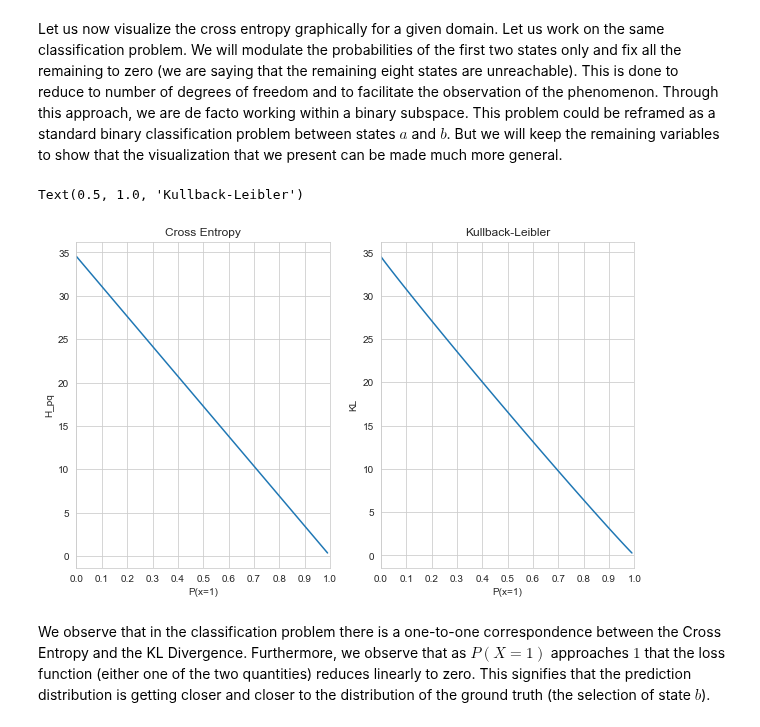
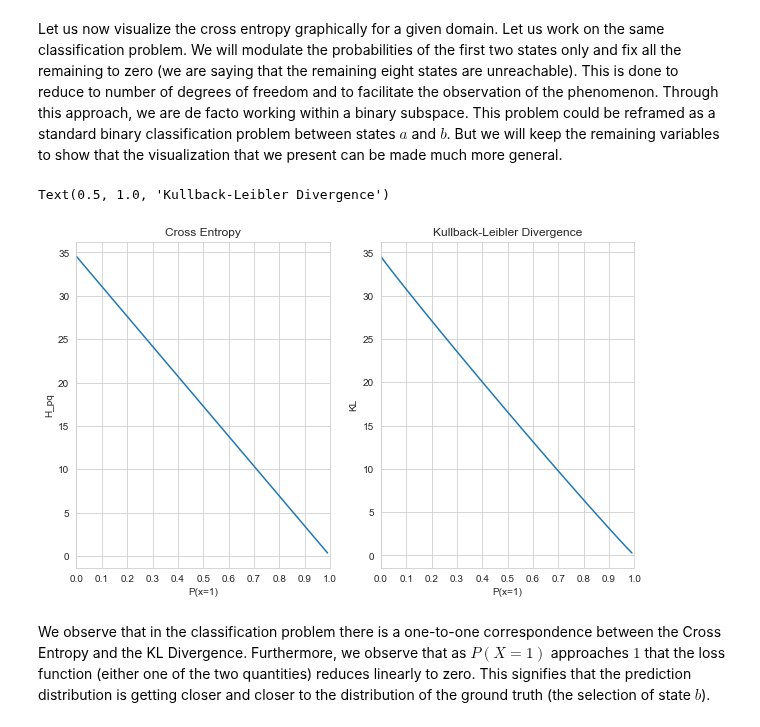
Before and after one commit to pbranco1987/blog, a Jupyter notebook: _notebooks/2020-11-03-blog.ipynb, the cells around one changed output. Saved outputs shown, nothing was run; the diff lists cells and outputs as text; code cells hidden in the pictures.

```diff
--- a/_notebooks/2020-11-03-blog.ipynb
+++ b/_notebooks/2020-11-03-blog.ipynb
@@ -438,18 +438,18 @@ dic_KL = {'P(x=1)':p_list, 'KL':KL}
 # %%
 dfcross_entropy = pd.DataFrame(dic_pq) # plotting the Cross Entropy and the KL Divergence
 dfkullback_leibler = pd.DataFrame(dic_KL)
 sns.set_style("whitegrid")
 fig_dims = (10, 6)
 fig,ax =plt.subplots(1,2,figsize=fig_dims)
 ax[0].set(xlim=(0,1), xticks=np.linspace(0,1,11))
 sns.lineplot(x="P(x=1)", y="H_pq", data=dfcross_entropy, ax=ax[0])
 ax[0].set_title('Cross Entropy')
 ax[1].set(xlim=(0,1), xticks=np.linspace(0,1,11))
 sns.lineplot(x="P(x=1)", y="KL", data=dfkullback_leibler, ax=ax[1])
-ax[1].set_title('Kullback-Leibler')
+ax[1].set_title('Kullback-Leibler Divergence')
 # %% [output]
-Text(0.5, 1.0, 'Kullback-Leibler')
+Text(0.5, 1.0, 'Kullback-Leibler Divergence')
-[figure, old version]
+[figure, new version]
 # %% [markdown]
 We observe that in the classification problem there is a one-to-one correspondence between the Cross Entropy and the KL Divergence. Furthermore, we observe that as $P(X=1)$ approaches $1$ that the loss function (either one of the two quantities) reduces linearly to zero. This signifies that the prediction distribution is getting closer and closer to the distribution of the ground truth (the selection of state $b$).
 # %% [markdown]
```
Also changed, not shown: parts of 6 cells of this notebook, 1 other file.
